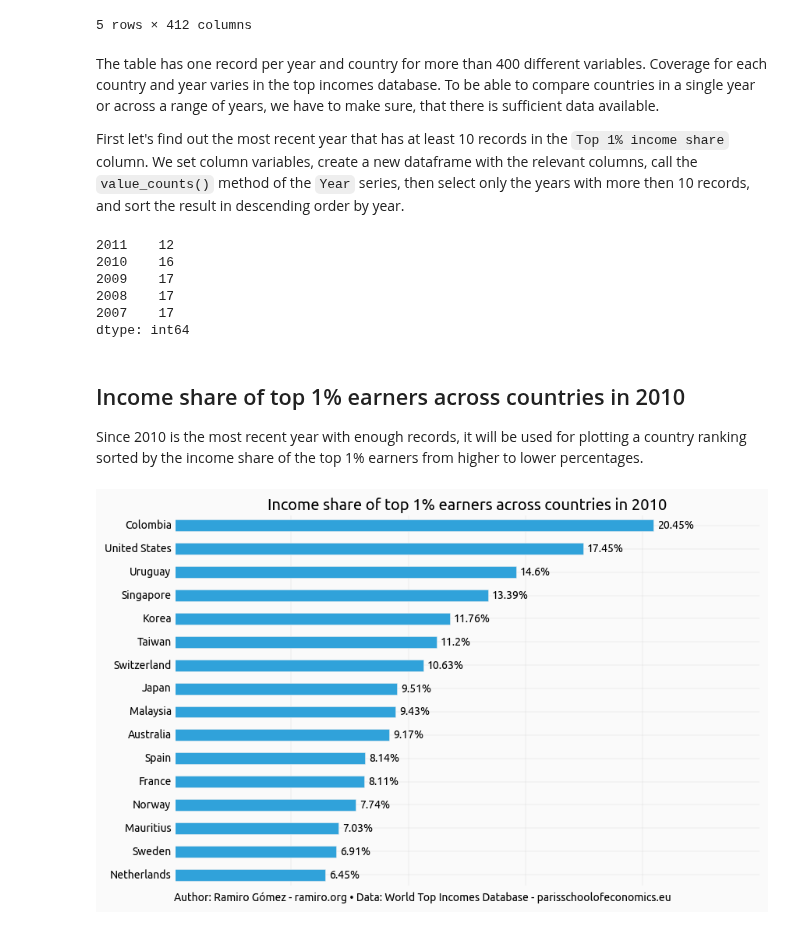
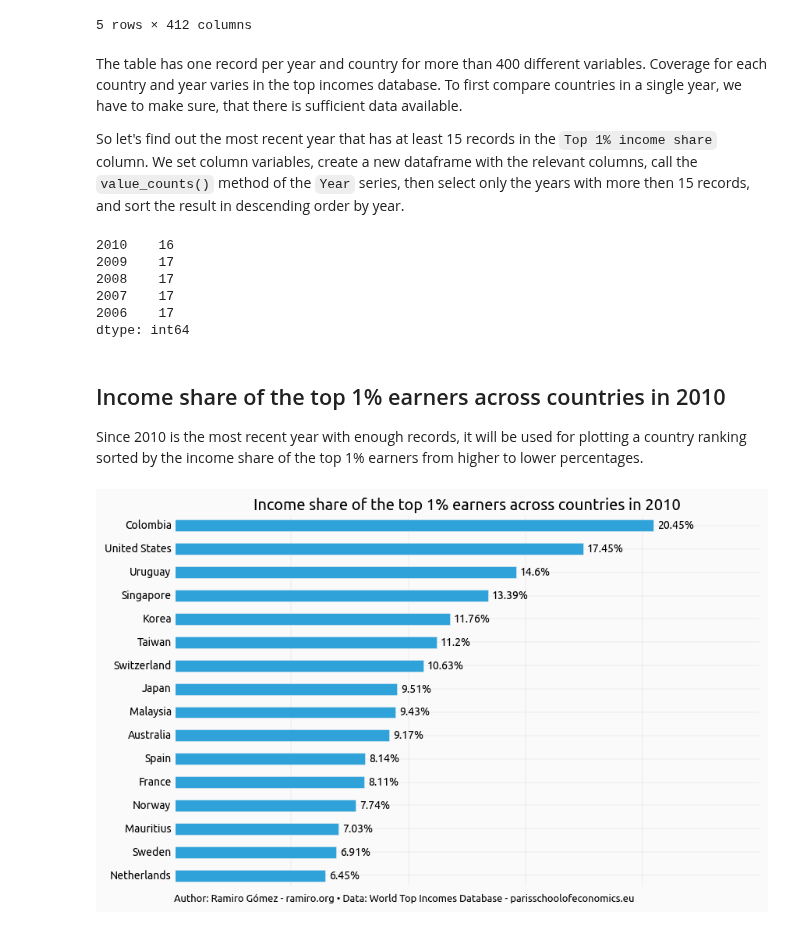
Before and after one commit to yaph/ipython-notebooks, a Jupyter notebook: top-incomes-share.ipynb, the cells around one changed output. Cells and saved outputs as stored; diff of their text form; code cells hidden in the pictures.

```diff
--- a/top-incomes-share.ipynb
+++ b/top-incomes-share.ipynb
@@ -21,6 +21,7 @@ plt.style.use('ramiro')
 df = pd.read_excel('csv/top-incomes.xlsx', 1, skiprows=1)
 
 chartinfo = 'Author: Ramiro Gómez - ramiro.org • Data: World Top Incomes Database - parisschoolofeconomics.eu'
+infosize = 13
 # %% [markdown]
 ## Exploring the dataset
 # %%
@@ -34,46 +35,46 @@ df.head()
 | 4 | Argentina | 1936 | NaN | NaN | NaN | ... |
 5 rows × 412 columns
 # %% [markdown]
-The table has one record per year and country for more than 400 different variables. Coverage for each country and year varies in the top incomes database. To be able to compare countries in a single year or across a range of years, we have to make sure, that there is sufficient data available.
+The table has one record per year and country for more than 400 different variables. Coverage for each country and year varies in the top incomes database. To first compare countries in a single year, we have to make sure, that there is sufficient data available.
 
-First let's find out the most recent year that has at least 10 records in the `Top 1% income share` column. We set column variables, create a new dataframe with the relevant columns, call the `value_counts()` method of the `Year` series, then select only the years with more then 10 records, and sort the result in descending order by year.
+So let's find out the most recent year that has at least 15 records in the `Top 1% income share` column. We set column variables, create a new dataframe with the relevant columns, call the `value_counts()` method of the `Year` series, then select only the years with more then 15 records, and sort the result in descending order by year.
 # %%
 income_col = 'Top 1% income share'
 cols = ['Year', 'Country', income_col]
 df_top = df[cols].dropna(axis=0, how='any')
 
 year_counts = df_top.Year.value_counts()
-sufficient = year_counts[year_counts > 10]
+sufficient = year_counts[year_counts > 15]
 sufficient.sort_index(ascending=False).head()
 # %% [output]
-2011    12
 2010    16
 2009    17
 2008    17
 2007    17
+2006    17
 dtype: int64
 # %% [markdown]
-## Income share of top 1% earners across countries in 2010
+## Income share of the top 1% earners across countries in 2010
 
 Since 2010 is the most recent year with enough records, it will be used for plotting a country ranking sorted by the income share of the top 1% earners from higher to lower percentages.
 # %%
 year = 2010
-title = 'Income share of top 1% earners across countries in {}'.format(year)
+title = 'Income share of the top 1% earners across countries in {}'.format(year)
 
 df_top_year = df_top[df_top['Year'] == year].sort(columns=[income_col])
 
 s = df_top_year.set_index('Country')[income_col]
 ax = s.plot(
     kind='barh',
     figsize=(12, 8),
     title=title)
 ax.tick_params(labelbottom='off')
 ax.set_ylabel('', visible=False)
 
 for i, label in enumerate(s):
     ax.annotate(str(label) + '%', (label + .2, i - .15))
 
-plt.annotate(chartinfo, xy=(0, -1.04), xycoords='axes fraction')
+plt.annotate(chartinfo, xy=(0, -1.04), xycoords='axes fraction', fontsize=infosize)
 plt.savefig('img/income-share-top1-{}.png'.format(year), bbox_inches='tight')
 # %% [output]
-[figure, old version]
+[figure, new version]
```
Also changed, not shown: parts of 12 cells of this notebook, 1 other file.
